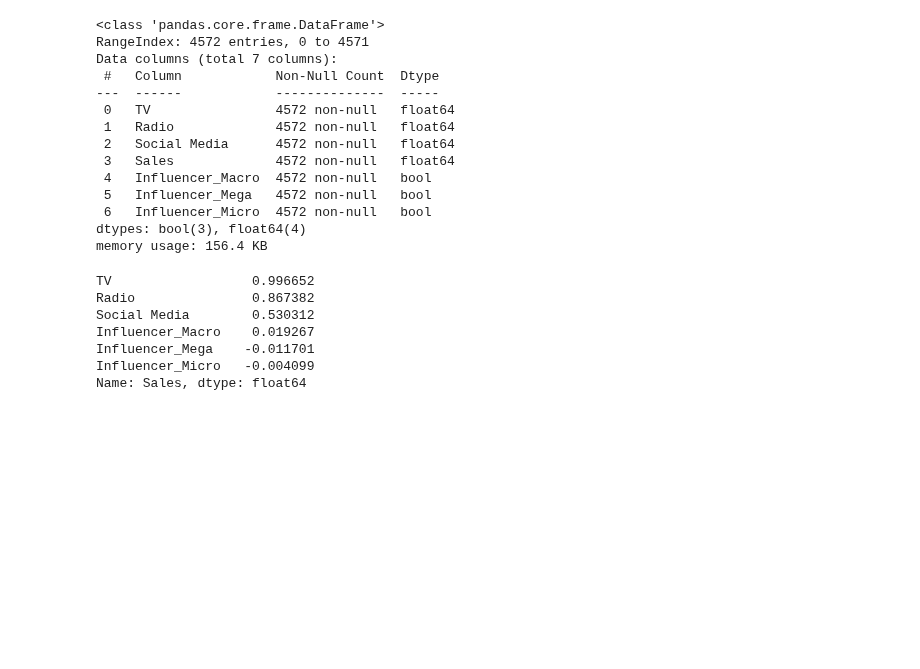
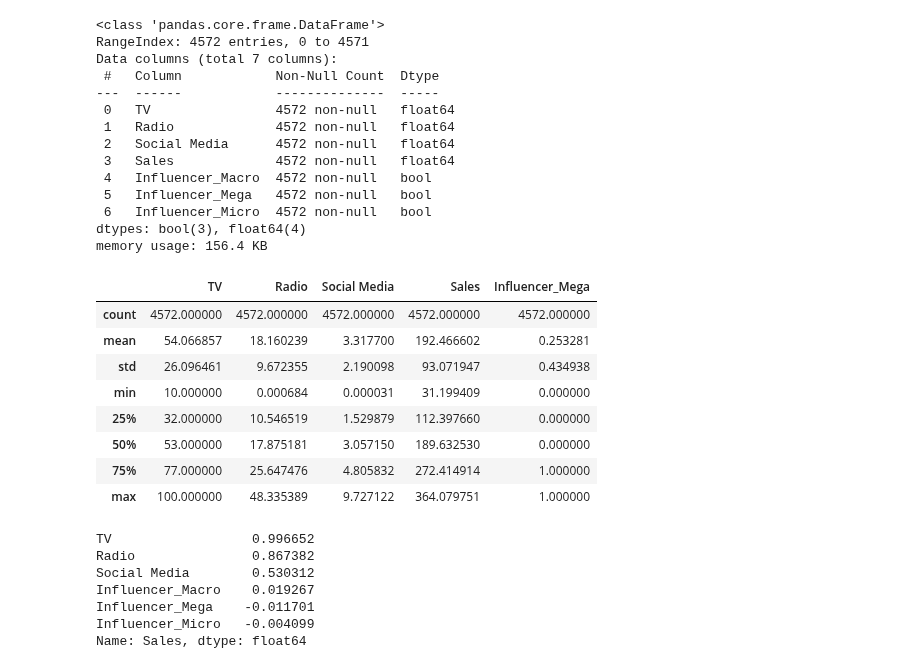
Before and after one commit to Glamorous9754/Practice-in-Jupyter, a Jupyter notebook: Assignment_3.ipynb, the cells around one changed output. Saved outputs shown, nothing was run; the diff lists cells and outputs as text; code cells hidden in the pictures; blank space fills up the shorter version.

```diff
--- a/Assignment_3.ipynb
+++ b/Assignment_3.ipynb
@@ -115,6 +115,19 @@ Data columns (total 7 columns):
  6   Influencer_Micro  4572 non-null   bool
 dtypes: bool(3), float64(4)
 memory usage: 156.4 KB
+# %%
+df_filtered["Influencer_Mega"] = df_filtered['Influencer_Mega'].astype(float)
+df_filtered.describe()
+# %% [output]
+|  | TV | Radio | Social Media | Sales | Influencer_Mega |
+| count | 4572.000000 | 4572.000000 | 4572.000000 | 4572.000000 | 4572.000000 |
+| mean | 54.066857 | 18.160239 | 3.317700 | 192.466602 | 0.253281 |
+| std | 26.096461 | 9.672355 | 2.190098 | 93.071947 | 0.434938 |
+| min | 10.000000 | 0.000684 | 0.000031 | 31.199409 | 0.000000 |
+| 25% | 32.000000 | 10.546519 | 1.529879 | 112.397660 | 0.000000 |
+| 50% | 53.000000 | 17.875181 | 3.057150 | 189.632530 | 0.000000 |
+| 75% | 77.000000 | 25.647476 | 4.805832 | 272.414914 | 1.000000 |
+| max | 100.000000 | 48.335389 | 9.727122 | 364.079751 | 1.000000 |
 # %%
 correlation_matrix = df_filtered.corr()
 sales_correlation_matrix = correlation_matrix['Sales'].drop('Sales')
```
Also changed, not shown: 3 other files.
